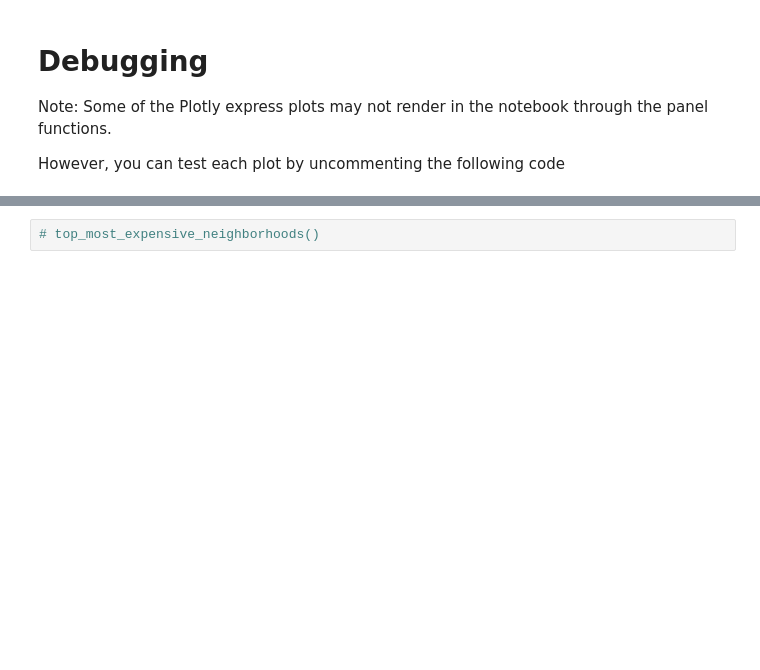
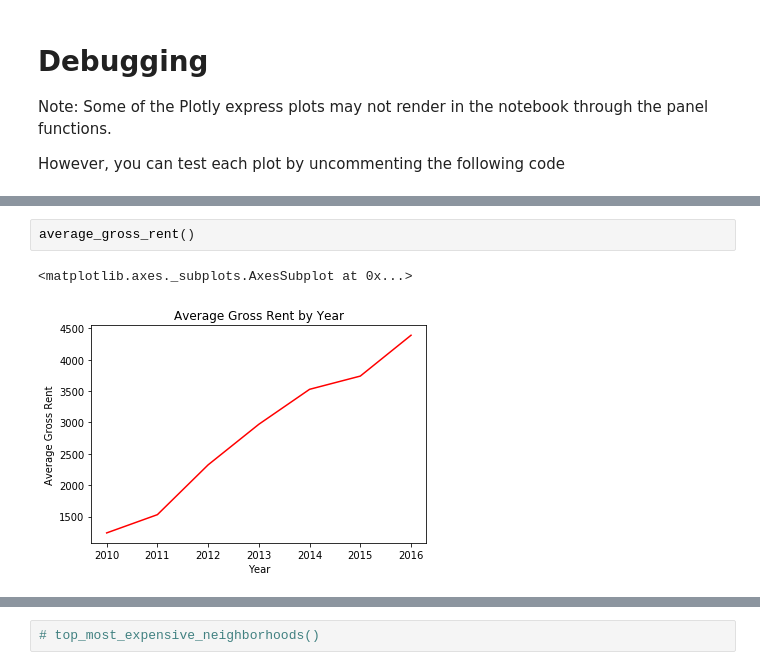
Before and after one commit to JQH84/Rental-Analysis-Dashboard, a Jupyter notebook: dashboard.ipynb, the cells around one changed output, grey strips where cells are left out. Cells and saved outputs as stored; diff of their text form; blank space fills up the shorter version.

```diff
--- a/dashboard.ipynb
+++ b/dashboard.ipynb
@@ -139,0 +205,5 @@ However, you can test each plot by uncommenting the following code
+# %%
+average_gross_rent()
+# %% [output]
+<matplotlib.axes._subplots.AxesSubplot at 0x...>
+[figure, added]
```
Also changed, not shown: parts of 12 cells of this notebook.
